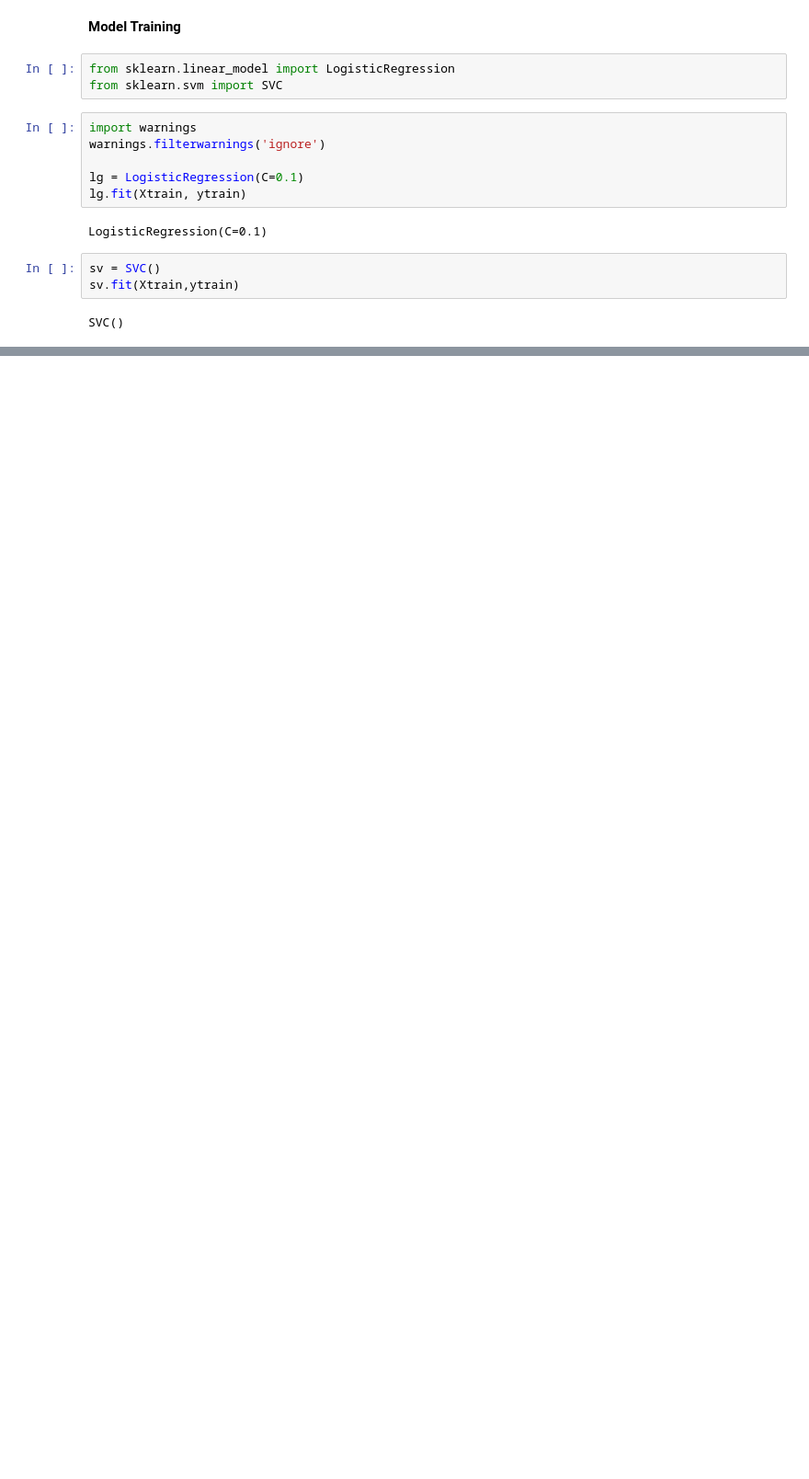
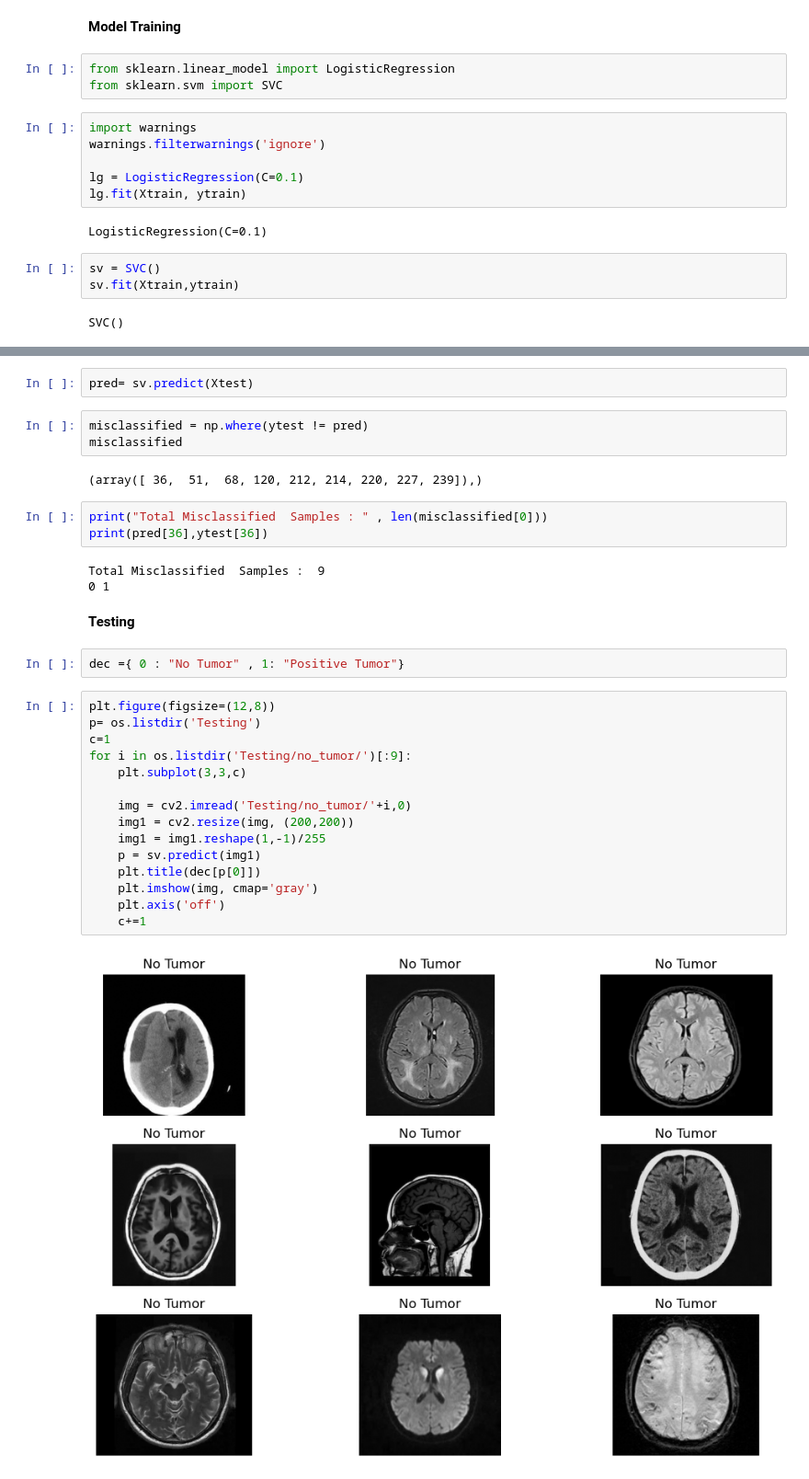
Before and after one commit to shreyaaaa27/Brain_Tumor_Classification, a Jupyter notebook: MRI.ipynb, the cells around one changed output, grey strips where cells are left out. Shown at 92% size. Saved outputs shown, nothing was run; the diff lists cells and outputs as text; blank space fills up the shorter version.

Commit message:
Model evaluation and testing

```diff
--- a/MRI.ipynb
+++ b/MRI.ipynb
@@ -99,0 +116,34 @@ SVC()
+# %%
+pred= sv.predict(Xtest)
+# %%
+misclassified = np.where(ytest != pred)
+misclassified
+# %% [output]
+(array([ 36,  51,  68, 120, 212, 214, 220, 227, 239]),)
+# %%
+print("Total Misclassified  Samples : " , len(misclassified[0]))
+print(pred[36],ytest[36])
+# %% [output]
+Total Misclassified  Samples :  9
+0 1
+# %% [markdown]
+**Testing**
+# %%
+dec ={ 0 : "No Tumor" , 1: "Positive Tumor"}
+# %%
+plt.figure(figsize=(12,8))
+p= os.listdir('Testing')
+c=1
+for i in os.listdir('Testing/no_tumor/')[:9]:
+    plt.subplot(3,3,c)
+
+    img = cv2.imread('Testing/no_tumor/'+i,0)
+    img1 = cv2.resize(img, (200,200))
+    img1 = img1.reshape(1,-1)/255
+    p = sv.predict(img1)
+    plt.title(dec[p[0]])
+    plt.imshow(img, cmap='gray')
+    plt.axis('off')
+    c+=1
+# %% [output]
+[figure, added]
```
Also changed, not shown: parts of 6 cells of this notebook.
